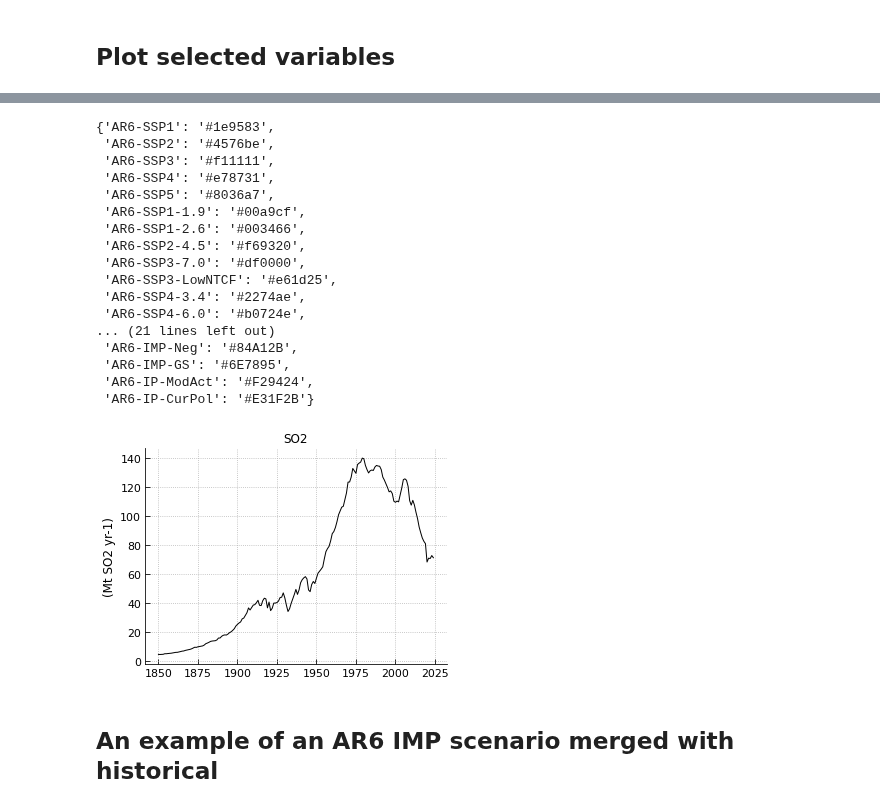
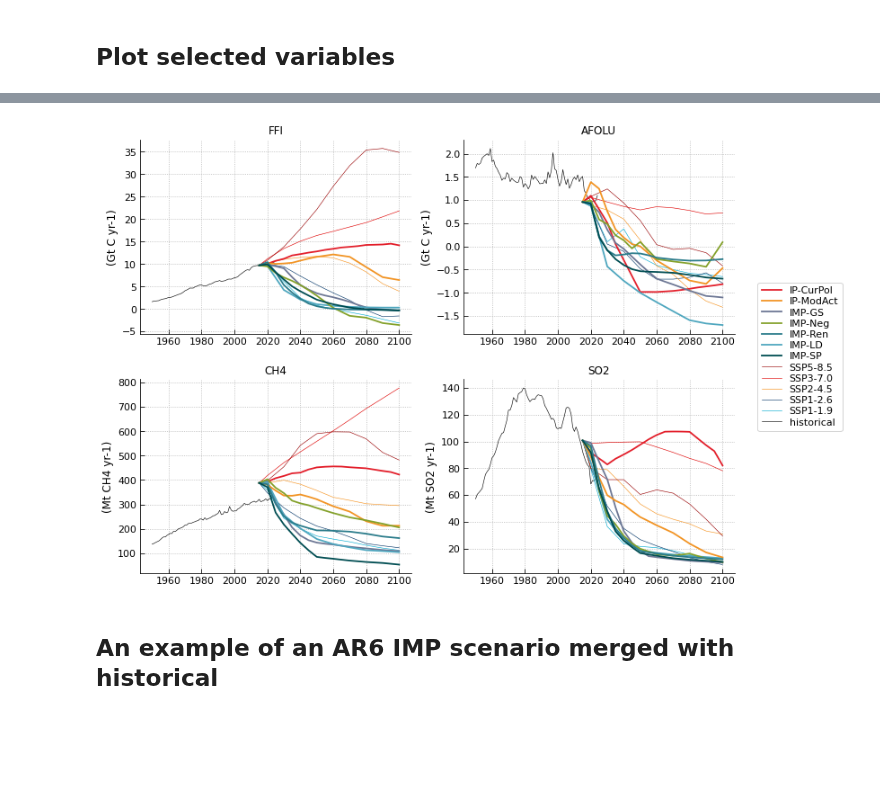
Before and after one commit to tsutsui1872/mce, a Jupyter notebook: notebook/mk_scenario_hist_future.ipynb, the cells around one changed output, grey strips where cells are left out. Saved outputs shown, nothing was run; the diff lists cells and outputs as text; code cells hidden in the pictures; blank space fills up the shorter version.

Commit message:
adds timeseries plots of selected variables for scenario comparison

```diff
--- a/notebook/mk_scenario_hist_future.ipynb
+++ b/notebook/mk_scenario_hist_future.ipynb
@@ -13,0 +64,2 @@ pyam_colors = pyam.plotting.PYAM_COLORS
+# %%
+map_color['historical'] = 'k'
@@ -89,9 +154,3 @@ def retrieve_data(ds, scenario):
         for cat, g in ds.file[f'{scenario}/input'].items()
     }
     return data
-# %%
-cat = 'emis_slcf'
-vu = ('SO2', 'Mt SO2 yr-1')
-
-scen = 'ssp245'
-retrieve_data(ds_rcmip2, scen)['emis']
@@ -114,36 +156,0 @@ retrieve_data(ds_rcmip2, scen)['emis']
-# %%
-pyam_colors
-# %% [output]
-{'AR6-SSP1': '#1e9583',
- 'AR6-SSP2': '#4576be',
- 'AR6-SSP3': '#f11111',
- 'AR6-SSP4': '#e78731',
- 'AR6-SSP5': '#8036a7',
- 'AR6-SSP1-1.9': '#00a9cf',
- 'AR6-SSP1-2.6': '#003466',
- 'AR6-SSP2-4.5': '#f69320',
- 'AR6-SSP3-7.0': '#df0000',
- 'AR6-SSP3-LowNTCF': '#e61d25',
- 'AR6-SSP4-3.4': '#2274ae',
- 'AR6-SSP4-6.0': '#b0724e',
-... (21 lines left out)
- 'AR6-IMP-Neg': '#84A12B',
- 'AR6-IMP-GS': '#6E7895',
- 'AR6-IP-ModAct': '#F29424',
- 'AR6-IP-CurPol': '#E31F2B'}
-# %%
-cat = 'emis_slcf'
-vu = ('SO2', 'Mt SO2 yr-1')
-
-myplt.init_regular()
-ax = myplt(0)
-
-data = retrieve_data(ds_hist, 'historical')
-d1 = data[cat].loc[1850:, vu]
-ax.plot(d1.index, d1, label='historical')
-
-ax.set_title(vu[0])
-ax.set_ylabel('({})'.format(vu[1]))
-ax.grid()
-# %% [output]
-[figure, removed]
@@ -150,3 +189,38 @@ ax.grid()
+# %%
+map_slc = {'historical': slice(1950, None)}
+slc = slice(2015, 2100)
+
+handles = [
+    mpl.lines.Line2D(
+        [], [], color=map_color[scen],
+        lw=1.8 if scen in ar6wg3_imp else 0.6,
+    )
+    for scen in scenarios
+]
+labels = [map_scenario.get(scen, scen) for scen in scenarios]
+# %%
+cat = 'emis_slcf'
+
+myplt.init_regular(len(data), col=2)
+
+for ax, ((cat, vn), dset) in zip(myplt(), data.items()):
+    for scen, d1 in dset.items():
+        d1 = d1.loc[map_slc.get(scen, slc)]
+        lw = 1.8 if scen in ar6wg3_imp else 0.6
+        ax.plot(d1.index, d1, color=map_color[scen], lw=lw)
+
+    ax.set_title(vn)
+    ax.set_ylabel('({})'.format(d1.name[1]))
+    ax.grid()
+
+_ = myplt.figure.legend(
+    handles[::-1], labels[::-1],
+    labelspacing=0.2,
+    loc='center left',
+    bbox_to_anchor=myplt.get_fig_position_relto_axes((1.03, 0.5)),
+)
+# %% [output]
+[figure, added]
 # %% [markdown]
 ## An example of an AR6 IMP scenario merged with historical
 # %%
```
Also changed, not shown: parts of 10 cells of this notebook.
